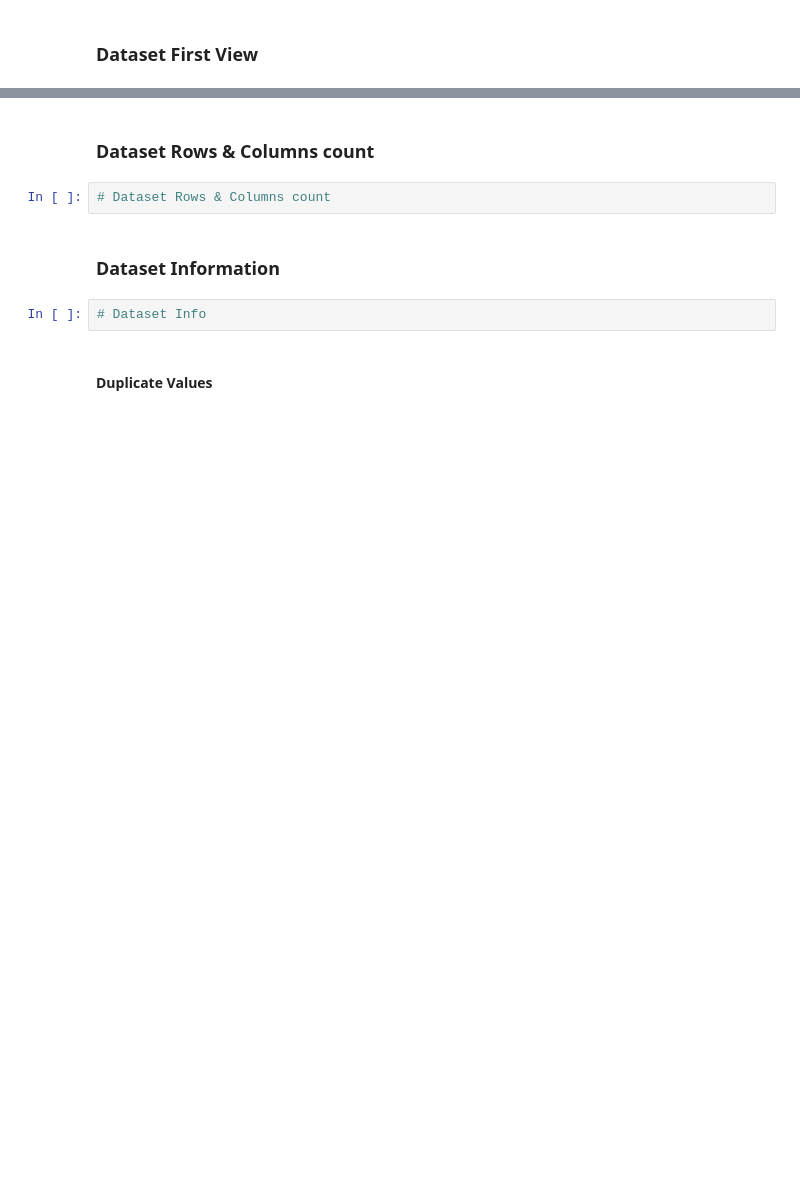
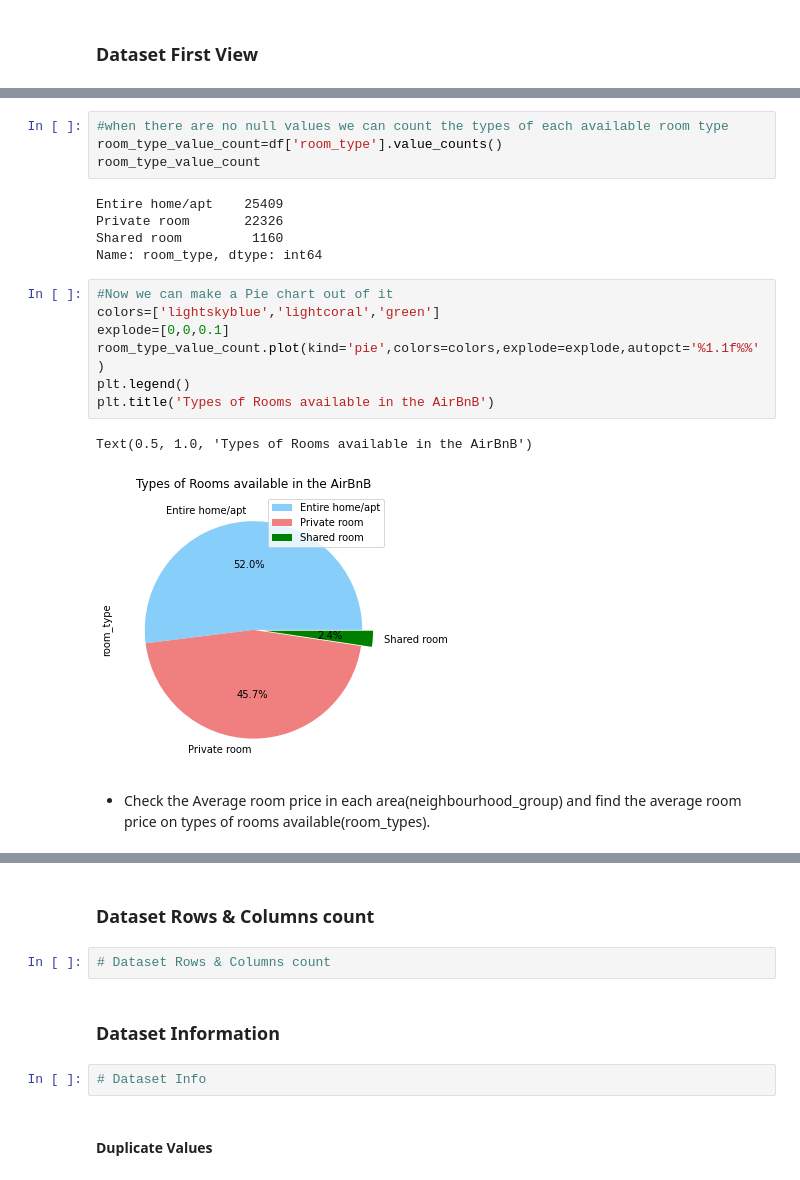
Before and after one commit to hshamaji/capstone_project_1--AirBnb-Booking-Analysis, a Jupyter notebook: Copy_of_Sample_EDA_Submission_Template.ipynb, the cells around one changed output, grey strips where cells are left out. Saved outputs shown, nothing was run; the diff lists cells and outputs as text; blank space fills up the shorter version.

```diff
--- a/Copy_of_Sample_EDA_Submission_Template.ipynb
+++ b/Copy_of_Sample_EDA_Submission_Template.ipynb
@@ -101,0 +284,21 @@ df['name'].value_counts()
+# %%
+#when there are no null values we can count the types of each available room type
+room_type_value_count=df['room_type'].value_counts()
+room_type_value_count
+# %% [output]
+Entire home/apt    25409
+Private room       22326
+Shared room         1160
+Name: room_type, dtype: int64
+# %%
+#Now we can make a Pie chart out of it
+colors=['lightskyblue','lightcoral','green']
+explode=[0,0,0.1]
+room_type_value_count.plot(kind='pie',colors=colors,explode=explode,autopct='%1.1f%%')
+plt.legend()
+plt.title('Types of Rooms available in the AirBnB')
+# %% [output]
+Text(0.5, 1.0, 'Types of Rooms available in the AirBnB')
+[figure, added]
+# %% [markdown]
+* Check the Average room price in each area(neighbourhood_group) and find the average room price on types of rooms available(room_types).
```
Also changed, not shown: parts of 53 cells of this notebook.
